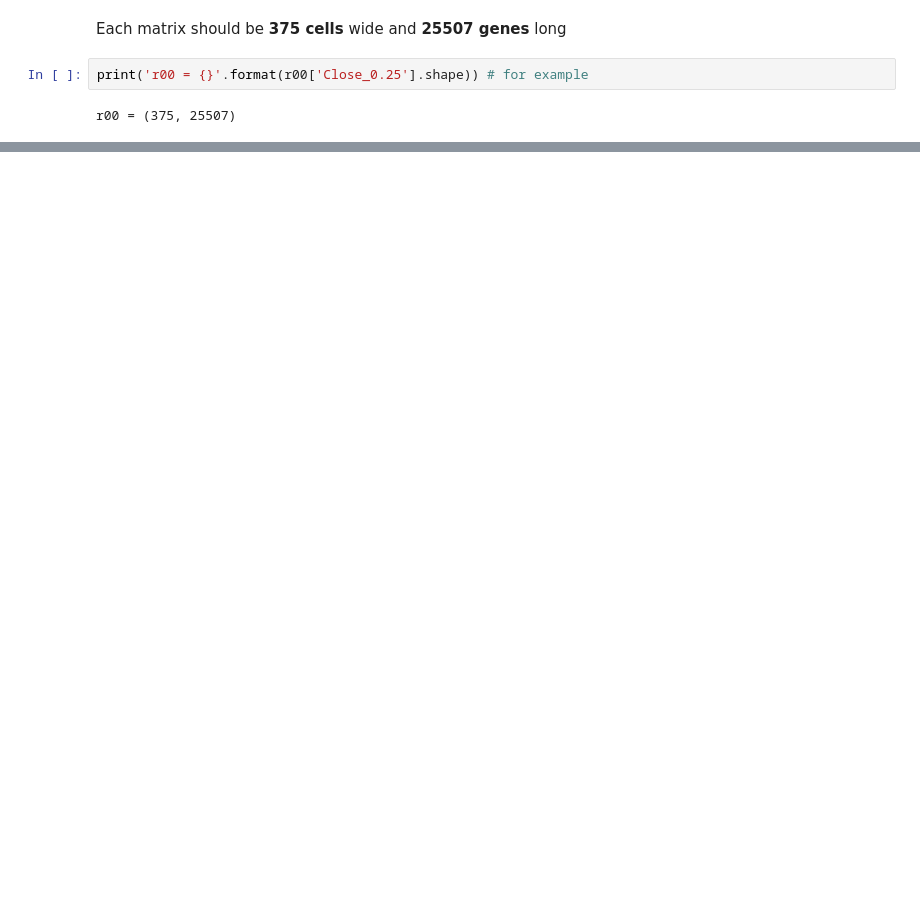
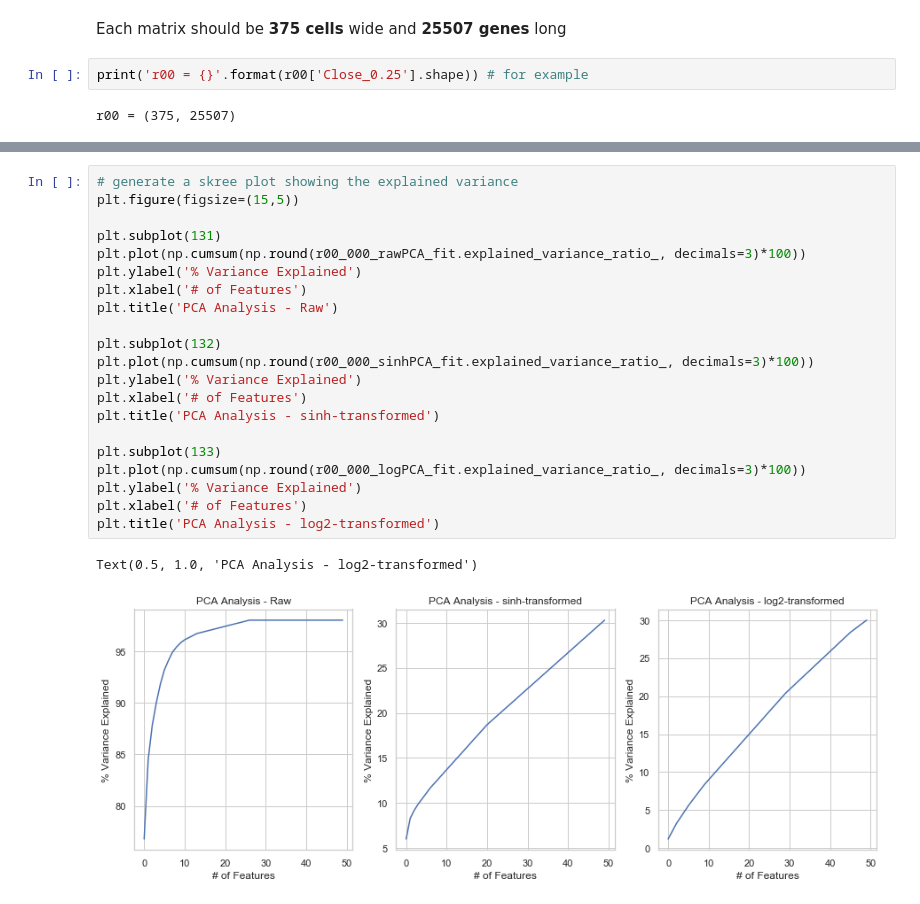
Before and after one commit to codyheiser/furry-couscous, a Jupyter notebook: tSNE_v_PCA.ipynb, the cells around one changed output, grey strips where cells are left out. Saved outputs shown, nothing was run; the diff lists cells and outputs as text; blank space fills up the shorter version.

```diff
--- a/tSNE_v_PCA.ipynb
+++ b/tSNE_v_PCA.ipynb
@@ -162,0 +104,24 @@ Now run the Mantel test for a bunch of distance matrices and make sure the resul
+# %%
+# generate a skree plot showing the explained variance
+plt.figure(figsize=(15,5))
+
+plt.subplot(131)
+plt.plot(np.cumsum(np.round(r00_000_rawPCA_fit.explained_variance_ratio_, decimals=3)*100))
+plt.ylabel('% Variance Explained')
+plt.xlabel('# of Features')
+plt.title('PCA Analysis - Raw')
+
+plt.subplot(132)
+plt.plot(np.cumsum(np.round(r00_000_sinhPCA_fit.explained_variance_ratio_, decimals=3)*100))
+plt.ylabel('% Variance Explained')
+plt.xlabel('# of Features')
+plt.title('PCA Analysis - sinh-transformed')
+
+plt.subplot(133)
+plt.plot(np.cumsum(np.round(r00_000_logPCA_fit.explained_variance_ratio_, decimals=3)*100))
+plt.ylabel('% Variance Explained')
+plt.xlabel('# of Features')
+plt.title('PCA Analysis - log2-transformed')
+# %% [output]
+Text(0.5, 1.0, 'PCA Analysis - log2-transformed')
+[figure, added]
```
Also changed, not shown: parts of 51 cells of this notebook, 1 other file.
